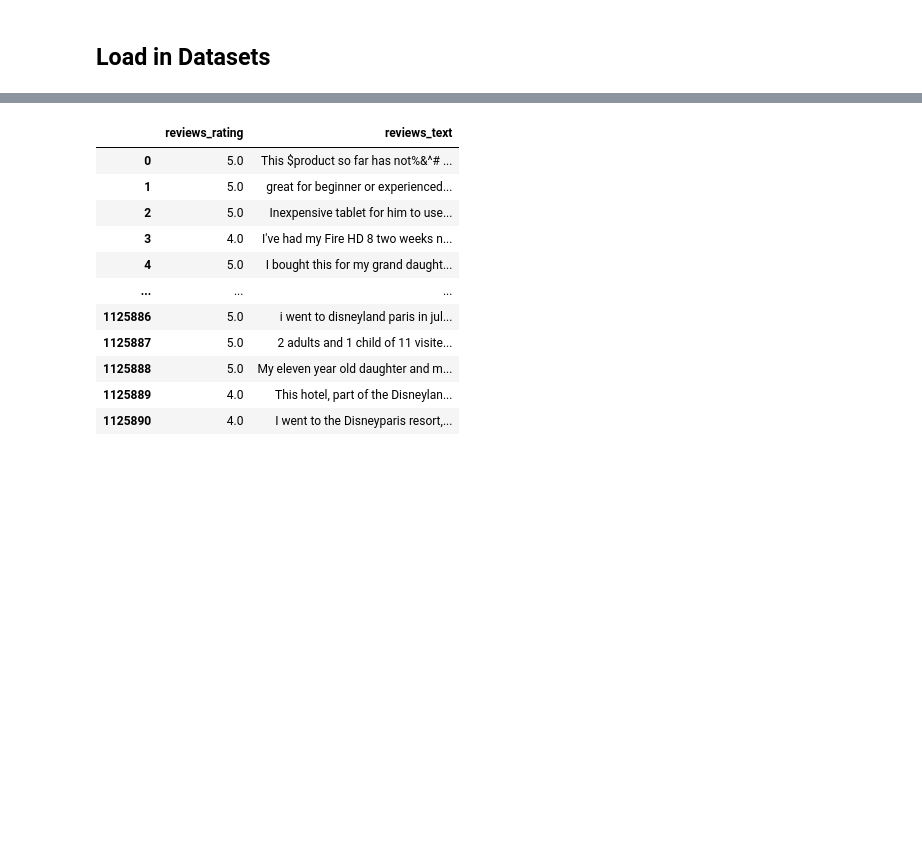
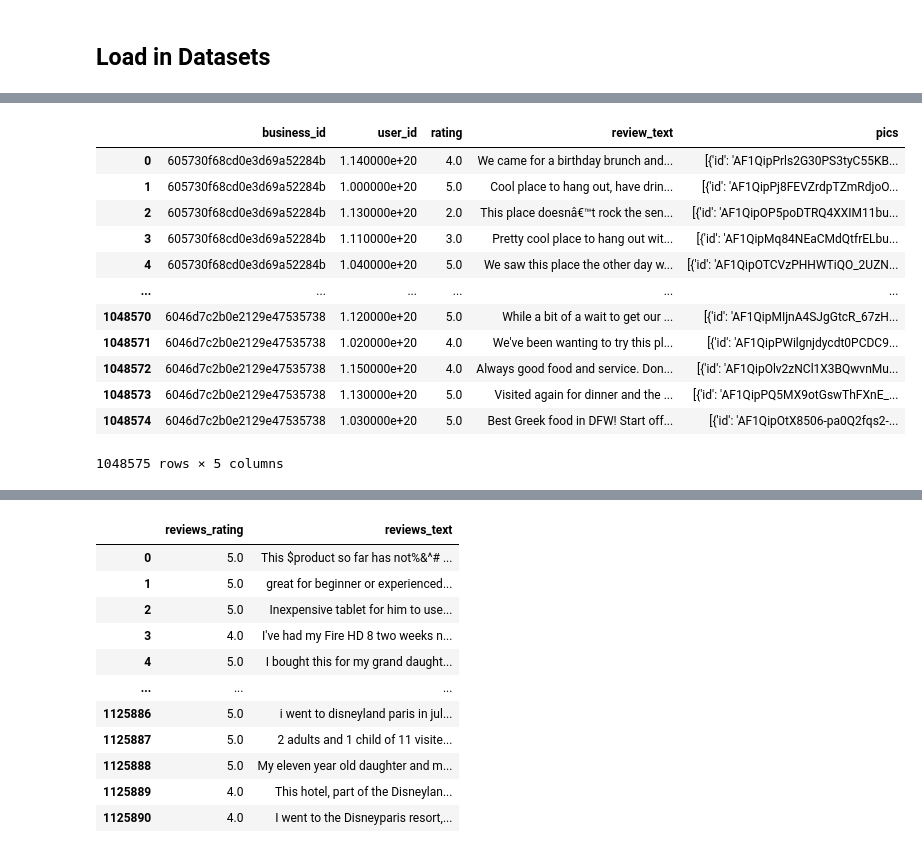
Before and after one commit to CCCaLebF/nlp-sentiment-analysis, a Jupyter notebook: preprocessing_balanced.ipynb, the cells around one changed output, grey strips where cells are left out. Drawn from its saved outputs; the diff is of its cells as text; code cells hidden in the pictures; blank space fills up the shorter version.

```diff
--- a/preprocessing_balanced.ipynb
+++ b/preprocessing_balanced.ipynb
@@ -25,3 +33,17 @@ amzn.head()
 # %%
-googl.head()
+googl
+# %% [output]
+|  | business_id | user_id | rating | review_text | pics |
+| 0 | 605730f68cd0e3d69a52284b | 1.140000e+20 | 4.0 | We came for a birthday brunch and... | [{'id': 'AF1QipPrls2G30PS3tyC55KB... |
+| 1 | 605730f68cd0e3d69a52284b | 1.000000e+20 | 5.0 | Cool place to hang out, have drin... | [{'id': 'AF1QipPj8FEVZrdpTZmRdjoO... |
+| 2 | 605730f68cd0e3d69a52284b | 1.130000e+20 | 2.0 | This place doesnâ€™t rock the sen... | [{'id': 'AF1QipOP5poDTRQ4XXIM11bu... |
+| 3 | 605730f68cd0e3d69a52284b | 1.110000e+20 | 3.0 | Pretty cool place to hang out wit... | [{'id': 'AF1QipMq84NEaCMdQtfrELbu... |
+| 4 | 605730f68cd0e3d69a52284b | 1.040000e+20 | 5.0 | We saw this place the other day w... | [{'id': 'AF1QipOTCVzPHHWTiQO_2UZN... |
+| ... | ... | ... | ... | ... | ... |
+| 1048570 | 6046d7c2b0e2129e47535738 | 1.120000e+20 | 5.0 | While a bit of a wait to get our ... | [{'id': 'AF1QipMIjnA4SJgGtcR_67zH... |
+| 1048571 | 6046d7c2b0e2129e47535738 | 1.020000e+20 | 4.0 | We've been wanting to try this pl... | [{'id': 'AF1QipPWilgnjdycdt0PCDC9... |
+| 1048572 | 6046d7c2b0e2129e47535738 | 1.150000e+20 | 4.0 | Always good food and service. Don... | [{'id': 'AF1QipOlv2zNCl1X3BQwvnMu... |
+| 1048573 | 6046d7c2b0e2129e47535738 | 1.130000e+20 | 5.0 | Visited again for dinner and the ... | [{'id': 'AF1QipPQ5MX9otGswThFXnE_... |
+| 1048574 | 6046d7c2b0e2129e47535738 | 1.030000e+20 | 5.0 | Best Greek food in DFW! Start off... | [{'id': 'AF1QipOtX8506-pa0Q2fqs2-... |
+1048575 rows × 5 columns
 # %%
```
Also changed, not shown: parts of 25 cells of this notebook.
